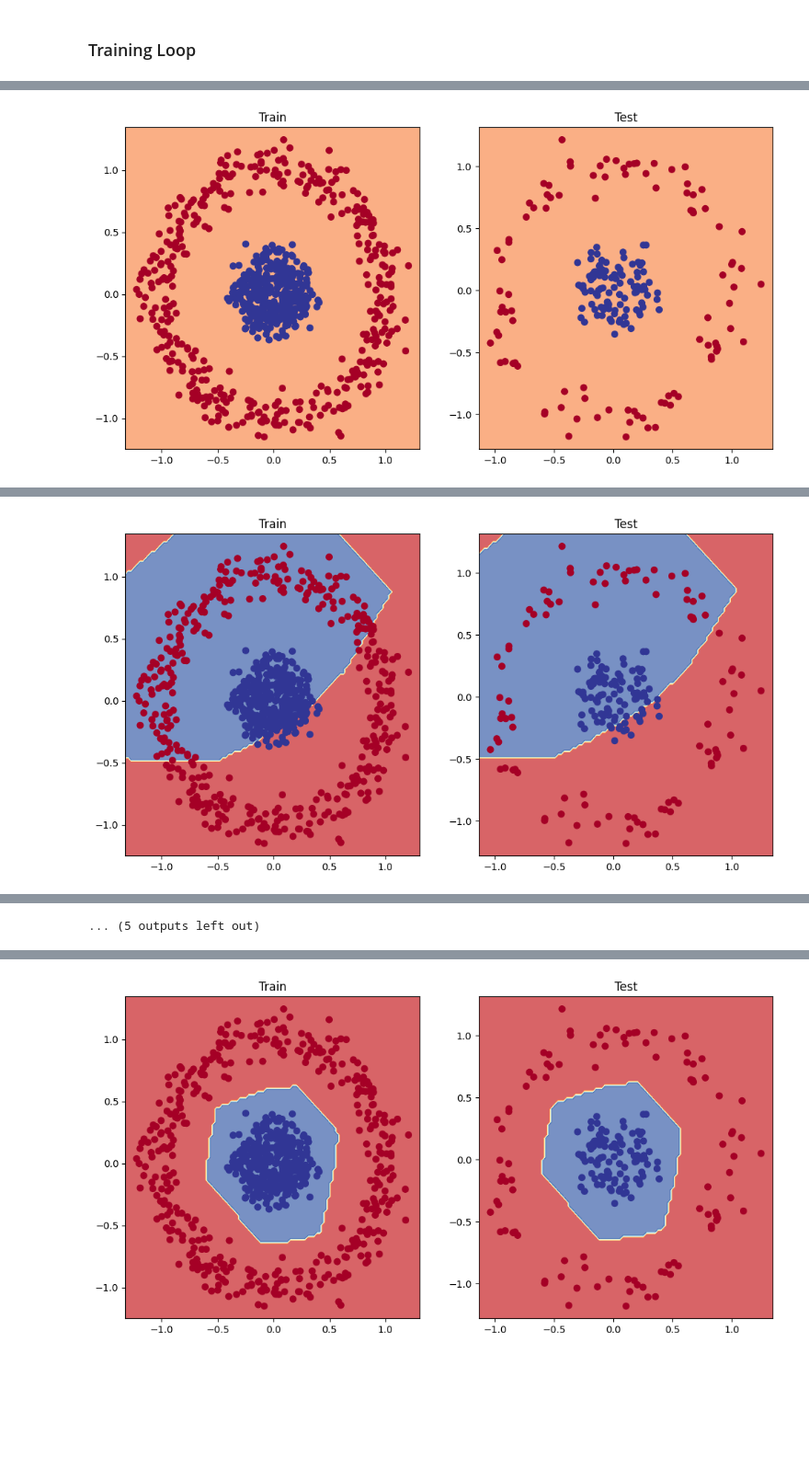
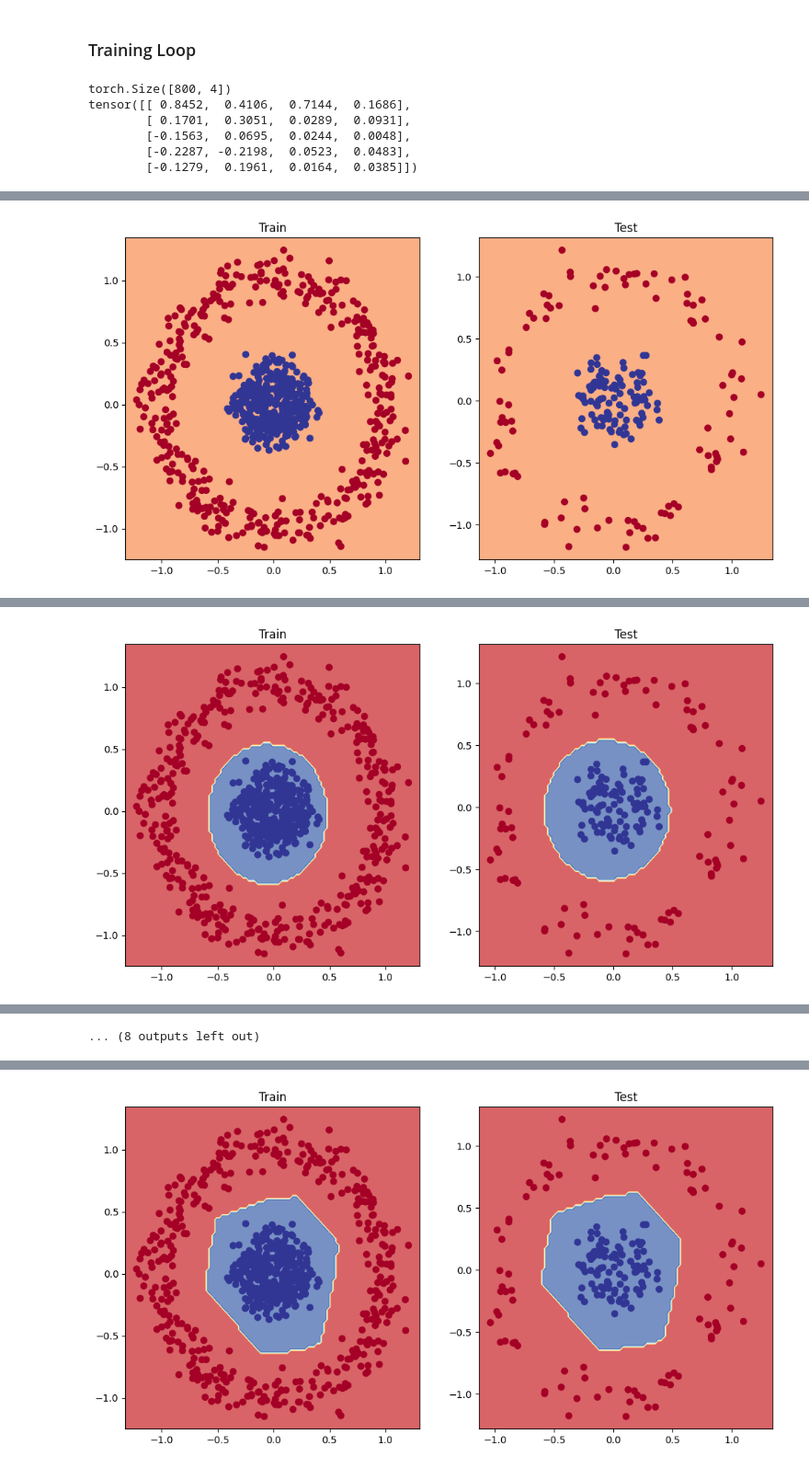
Before and after one commit to pyr0x90/pytorch-deep-learning, a Jupyter notebook: 02_pytorch_classification_video.ipynb, the cells around one changed output, grey strips where cells are left out. Shown at 92% size. Saved outputs shown, nothing was run; the diff lists cells and outputs as text; code cells hidden in the pictures; blank space fills up the shorter version.

```diff
--- a/02_pytorch_classification_video.ipynb
+++ b/02_pytorch_classification_video.ipynb
@@ -114,8 +114,11 @@ CircleModel_v0(
 # %%
 # Replicate the model abouve using nn.Sequential()
 model_0 = nn.Sequential(
-    nn.Linear(in_features = 2, out_features = 10),
-    nn.ReLU(),
-    nn.Linear(in_features = 10, out_features = 1)
+    nn.Linear(in_features = 4, out_features = 64),
+    #nn.ReLU(),
+    nn.Linear(in_features = 64, out_features = 1)
 ).to(device)
 model_0
+
+loss_fn = nn.BCEWithLogitsLoss() #Binary cross entropy with logits
+optimizer = torch.optim.SGD(model_0.parameters(), lr=0.01)
@@ -190,3 +187,15 @@ Equality Check: tensor([ True,  True,  True, False, False])
 Accuracy: 47.5
 # %% [markdown]
 ### Training Loop
+# %%
+X_train_poly = torch.cat((X_train, X_train**2), dim=1)
+print(X_train_poly.shape)
+print(X_train_poly[:5])
+X_test_poly = torch.cat((X_test, X_test**2), dim=1)
+# %% [output]
+torch.Size([800, 4])
+tensor([[ 0.8452,  0.4106,  0.7144,  0.1686],
+        [ 0.1701,  0.3051,  0.0289,  0.0931],
+        [-0.1563,  0.0695,  0.0244,  0.0048],
+        [-0.2287, -0.2198,  0.0523,  0.0483],
+        [-0.1279,  0.1961,  0.0164,  0.0385]])
@@ -193,21 +244,22 @@ Accuracy: 47.5
 # %%
 from helper_functions import plot_predictions, plot_decision_boundary
-epochs = 7500
+epochs = 1000
 
 accuracy_path = []
+test_accuracy_path = []
 loss_path = []
+test_loss_path = []
 
 for epoch in range(epochs):
+
+
     #Forward pass
-    logits = model_0(X_train.to(device)).squeeze()
+    logits = model_0(X_train_poly.to(device)).squeeze()
     prob = torch.sigmoid(logits)
     pred = torch.round(prob)
 
     #Calculate the loss
     loss = loss_fn(logits.squeeze(), y_train.to(device))
-
-    #Reset the gradients
-    optimizer.zero_grad()
 
     #Backward pass
     loss.backward()
@@ -215,24 +267,36 @@ for epoch in range(epochs):
     #Step the optimizer
     optimizer.step()
 
+    #Reset the gradients
+    optimizer.zero_grad()
+
     #Calculate the accuracy
     accuracy_path.append(accuracy_fn(pred, y_train.to(device)))
-    loss_path.append(loss)
+    loss_path.append(loss.item())
+
+    ##Testing
+    model_0.eval()
+    with torch.inference_mode():
+        test_logits = model_0(X_test_poly.to(device)).squeeze()
+        test_pred = torch.round(torch.sigmoid(test_logits))
+        #Calculate the loss
+        test_loss_path.append(loss_fn(test_logits.squeeze(), y_test.to(device)))
+        test_accuracy_path.append(accuracy_fn(test_pred, y_test.to(device)))
 
     #Calculate the accuracy
     if epoch%100 == 0:
         acc = accuracy_fn(pred, y_train.to(device))
         print(f'Epoch : {epoch} Loss : {loss} Accuracy : {acc}')
 
-    if epoch%1000 == 0:
+    if epoch%100 == 0:
         print(f'Epoch : {epoch} Loss : {loss} Accuracy : {acc}')
         #Plot decision boundary
         plt.figure(figsize=(12,6))
         plt.subplot(1,2,1)
         plt.title("Train")
-        plot_decision_boundary(model_0, X_train, y_train)
+        plot_decision_boundary_mma(model_0, X_train_poly, y_train)
         plt.subplot(1,2,2)
         plt.title("Test")
-        plot_decision_boundary(model_0, X_test, y_test)
+        plot_decision_boundary_mma(model_0, X_test_poly, y_test)
         plt.show()
 # %% [output]
@@ -253 +308 @@ Epoch : 1000 Loss : 0.6321125626564026 Accuracy : 68.75
-[figure, old version]
+[figure, new version]
@@ -302 +321 @@ Epoch : 5000 Loss : 0.15131345391273499 Accuracy : 100.0
-... (5 outputs left out)
+... (8 outputs left out)
```
Also changed, not shown: parts of 8 cells of this notebook.
